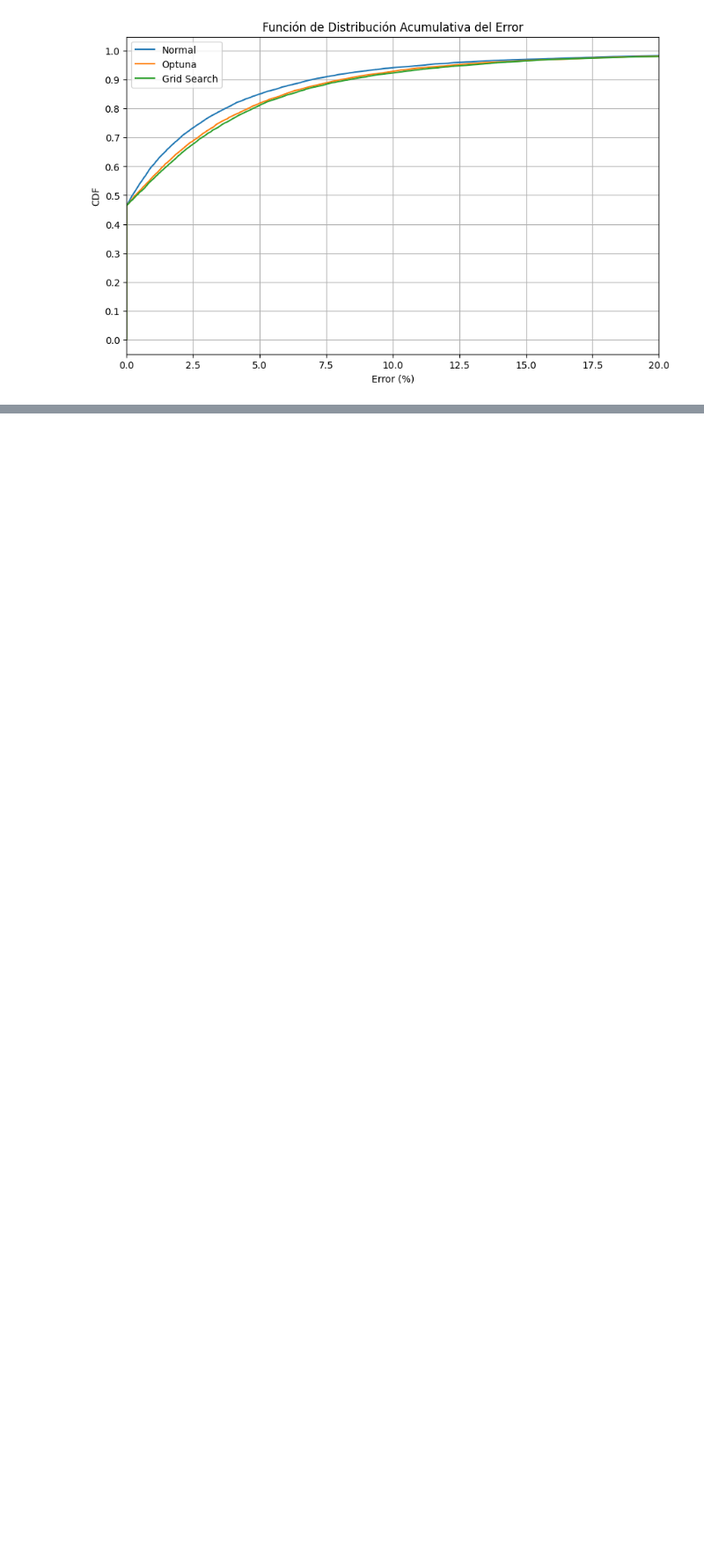
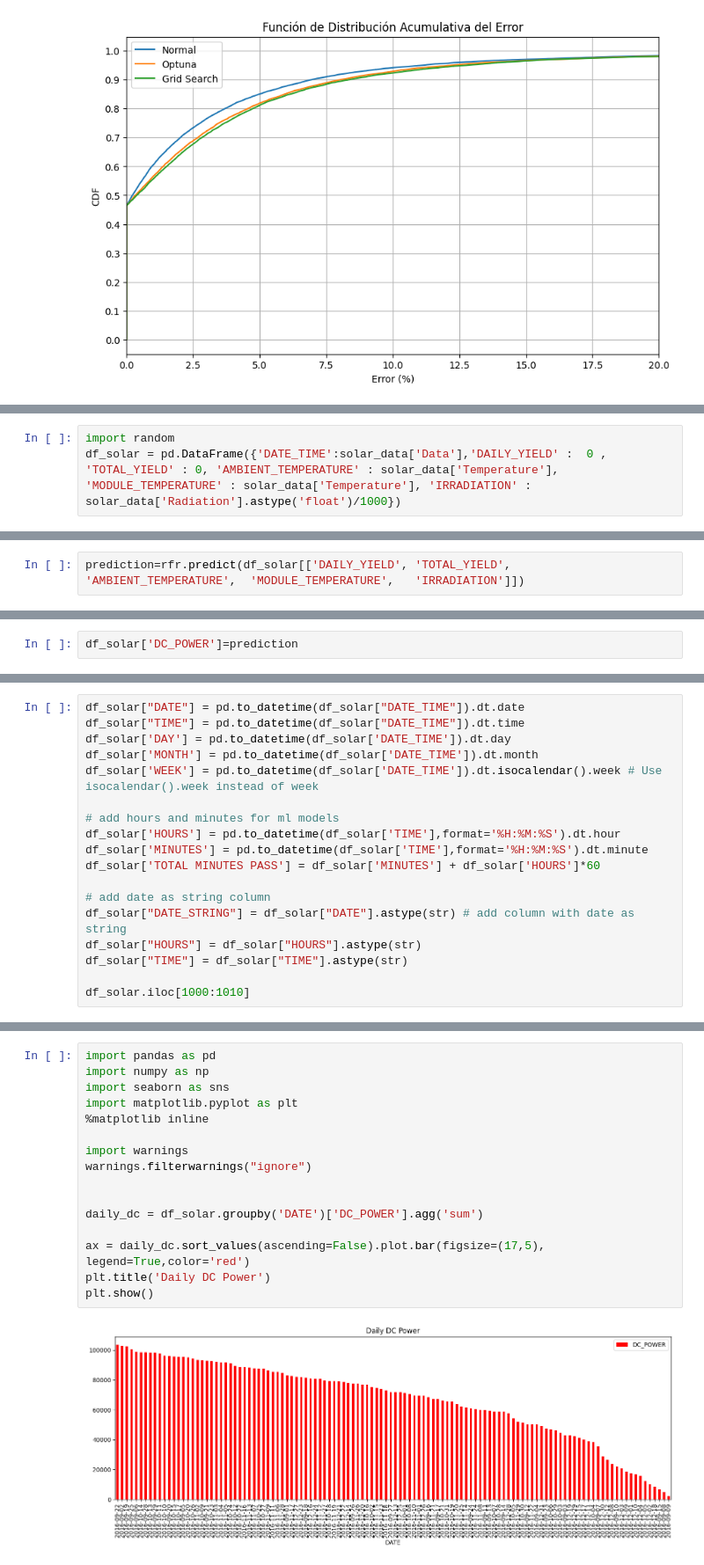
Before and after one commit to Mbenitez11/Prediccion-de-Irradiacion, a Jupyter notebook: notebooks/Visualizacion_de_Resultados.ipynb, the cells around one changed output, grey strips where cells are left out. Shown at 88% size. Drawn from its saved outputs; the diff is of its cells as text; blank space fills up the shorter version.

```diff
--- a/notebooks/Visualizacion_de_Resultados.ipynb
+++ b/notebooks/Visualizacion_de_Resultados.ipynb
@@ -314,0 +405,3 @@ plt.show()
+# %%
+import random
+df_solar = pd.DataFrame({'DATE_TIME':solar_data['Data'],'DAILY_YIELD' :  0 , 'TOTAL_YIELD' : 0, 'AMBIENT_TEMPERATURE' : solar_data['Temperature'], 'MODULE_TEMPERATURE' : solar_data['Temperature'], 'IRRADIATION' : solar_data['Radiation'].astype('float')/1000})
@@ -314,0 +417,2 @@ plt.show()
+# %%
+prediction=rfr.predict(df_solar[['DAILY_YIELD',	'TOTAL_YIELD',	'AMBIENT_TEMPERATURE',	'MODULE_TEMPERATURE',	'IRRADIATION']])
@@ -314,0 +423,2 @@ plt.show()
+# %%
+df_solar['DC_POWER']=prediction
@@ -314,0 +439,18 @@ plt.show()
+# %%
+df_solar["DATE"] = pd.to_datetime(df_solar["DATE_TIME"]).dt.date
+df_solar["TIME"] = pd.to_datetime(df_solar["DATE_TIME"]).dt.time
+df_solar['DAY'] = pd.to_datetime(df_solar['DATE_TIME']).dt.day
+df_solar['MONTH'] = pd.to_datetime(df_solar['DATE_TIME']).dt.month
+df_solar['WEEK'] = pd.to_datetime(df_solar['DATE_TIME']).dt.isocalendar().week # Use isocalendar().week instead of week
+
+# add hours and minutes for ml models
+df_solar['HOURS'] = pd.to_datetime(df_solar['TIME'],format='%H:%M:%S').dt.hour
+df_solar['MINUTES'] = pd.to_datetime(df_solar['TIME'],format='%H:%M:%S').dt.minute
+df_solar['TOTAL MINUTES PASS'] = df_solar['MINUTES'] + df_solar['HOURS']*60
+
+# add date as string column
+df_solar["DATE_STRING"] = df_solar["DATE"].astype(str) # add column with date as string
+df_solar["HOURS"] = df_solar["HOURS"].astype(str)
+df_solar["TIME"] = df_solar["TIME"].astype(str)
+
+df_solar.iloc[1000:1010]
@@ -314,0 +469,18 @@ plt.show()
+# %%
+import pandas as pd
+import numpy as np
+import seaborn as sns
+import matplotlib.pyplot as plt
+%matplotlib inline
+
+import warnings
+warnings.filterwarnings("ignore")
+
+
+daily_dc = df_solar.groupby('DATE')['DC_POWER'].agg('sum')
+
+ax = daily_dc.sort_values(ascending=False).plot.bar(figsize=(17,5), legend=True,color='red')
+plt.title('Daily DC Power')
+plt.show()
+# %% [output]
+[figure, added]
```
Also changed, not shown: parts of 14 cells of this notebook.
